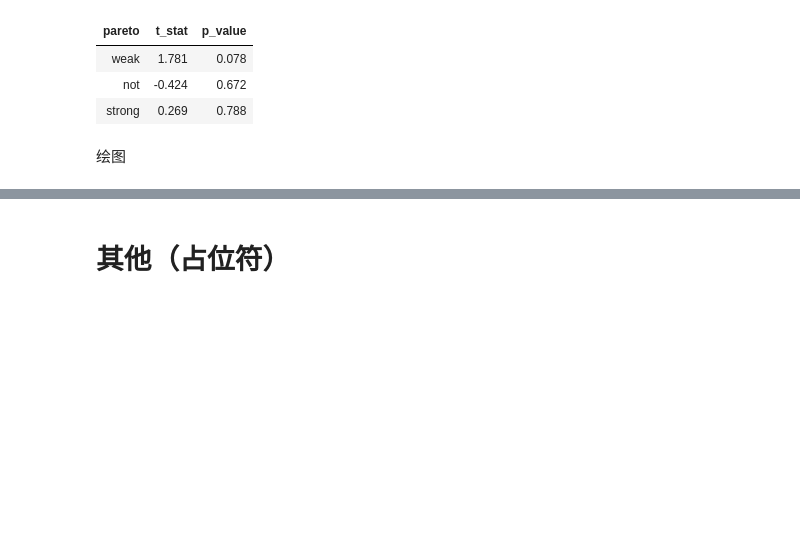
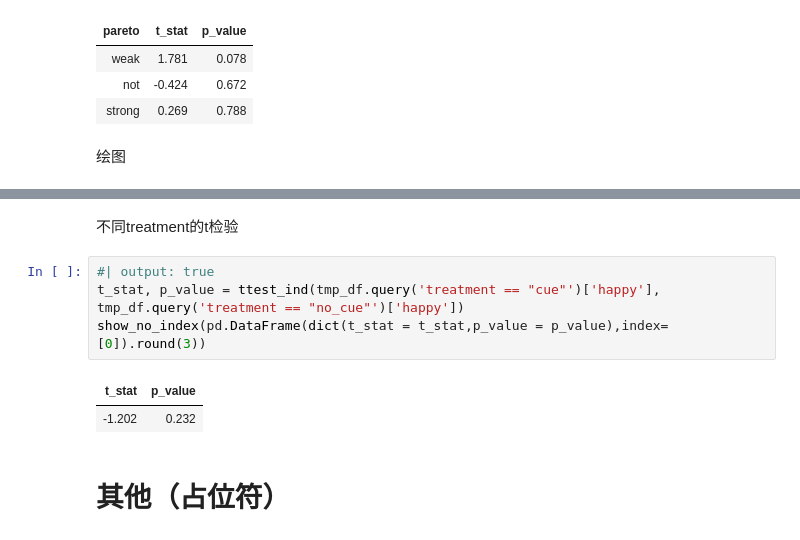
Before and after one commit to itsaquestion/otree5_common_prosperity_2, a Jupyter notebook: 数据分析/共同富裕实验数据分析.ipynb, the cells around one changed output, grey strips where cells are left out. Saved outputs shown, nothing was run; the diff lists cells and outputs as text; blank space fills up the shorter version.

```diff
--- a/数据分析/数据分析.ipynb
+++ b/数据分析/共同富裕实验数据分析.ipynb
@@ -813,2 +832,11 @@ plt.show()
+# %% [markdown]
+不同treatment的t检验
+# %%
+#| output: true
+t_stat, p_value = ttest_ind(tmp_df.query('treatment == "cue"')['happy'], tmp_df.query('treatment == "no_cue"')['happy'])
+show_no_index(pd.DataFrame(dict(t_stat = t_stat,p_value = p_value),index=[0]).round(3))
+# %% [output]
+| t_stat | p_value |
+| -1.202 | 0.232 |
 # %% [markdown]
 # 其他（占位符）
```
Also changed, not shown: parts of 8 cells of this notebook, 30 other files.
